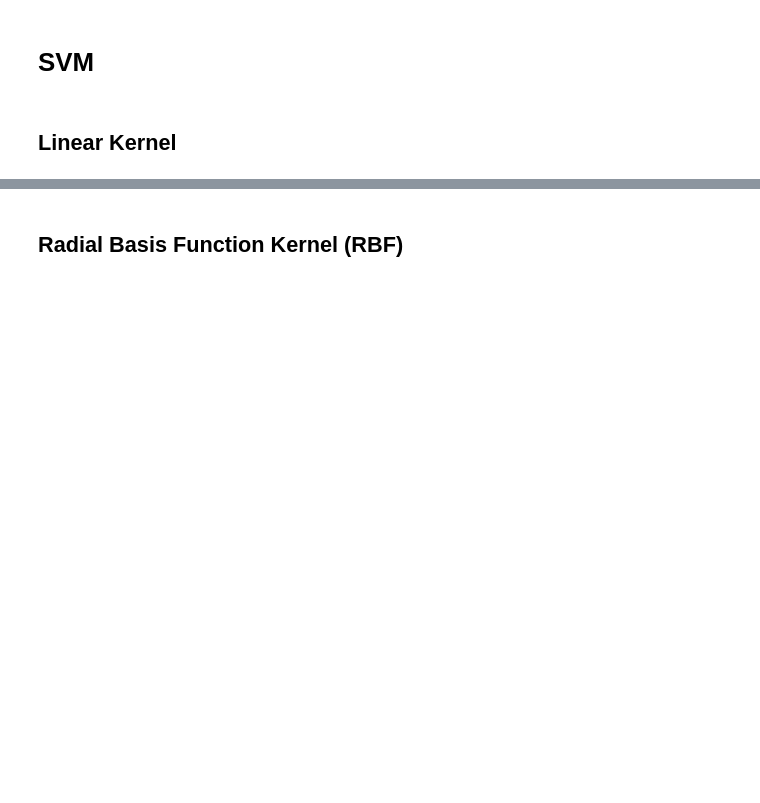
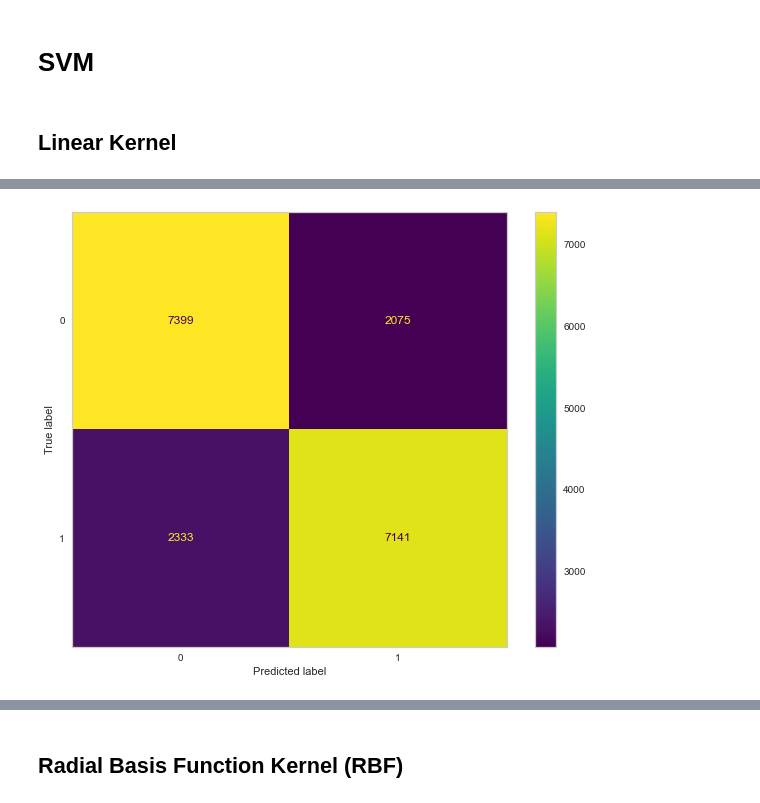
Before and after one commit to dvh549/Financial_Analytics, a Jupyter notebook: Main_Notebook.ipynb, the cells around one changed output, grey strips where cells are left out. Cells and saved outputs as stored; diff of their text form; code cells hidden in the pictures; blank space fills up the shorter version.

```diff
--- a/Main_Notebook.ipynb
+++ b/Main_Notebook.ipynb
@@ -905,13 +923,12 @@ F1 score: 0.881330
 # %%
 from sklearn.svm import SVC
 # %%
-classif_lnr = SVC(kernel="linear", probability=True, random_state=42)
-classif_lnr.fit(X_balanced, y_balanced)
-svc_lnr_train_score = classif_lnr.score(X_balanced, y_balanced)
+classif_lnr = SVC(kernel="linear", probability=True, random_state=42, verbose=True)
+classif_lnr.fit(X_scaled, y_train)
+svc_lnr_train_score = classif_lnr.score(X_scaled, y_train)
 svc_lnr_test_score = classif_lnr.score(X_test_scaled, y_test)
 svc_lnr_pred = classif_lnr.predict(X_test_scaled)
 
-
 print(f"SVC w/ Linear Kernel Train Score: {svc_lnr_train_score}\n")
 print(f"SVC w/ Linear Kernel Test Score: {svc_lnr_test_score}")
 # %% [output]
@@ -932,0 +950,10 @@ weighted avg       0.97      0.61      0.74      9654
+# %%
+plt.rcParams["figure.figsize"] = (10,8)
+mat = confusion_matrix(y_test, svc_lnr_pred)
+cmd = ConfusionMatrixDisplay(mat)
+cmd.plot()
+plt.tick_params(axis = u'both', which = u'both', length = 0)
+plt.grid(b = None)
+plt.show()
+# %% [output]
+[figure, added]
```
Also changed, not shown: parts of 18 cells of this notebook.
